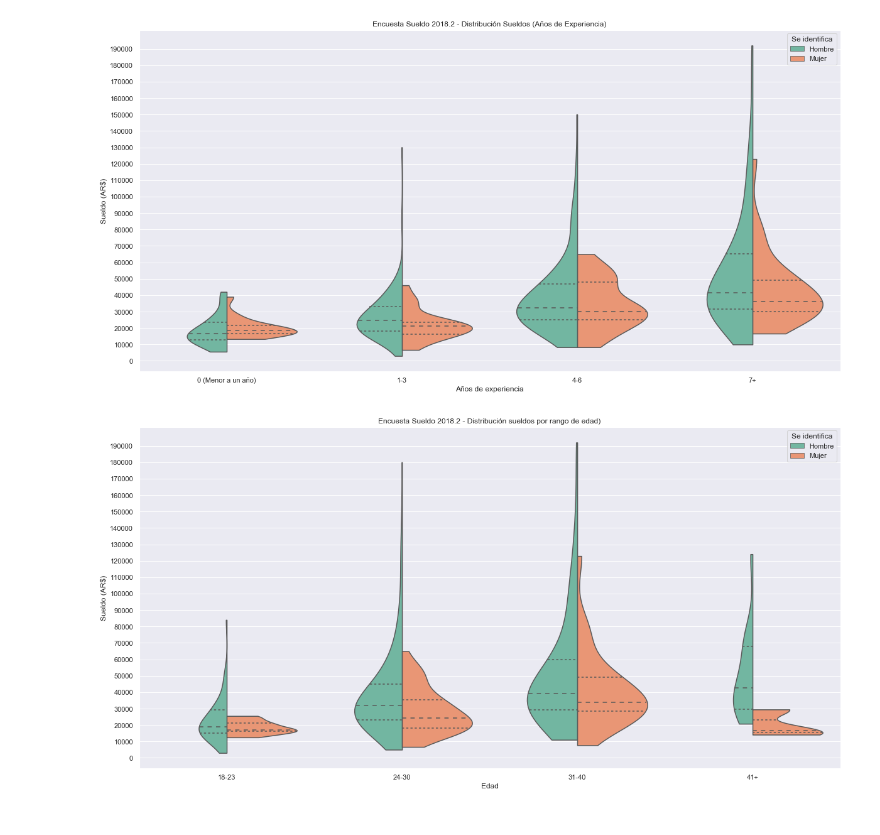
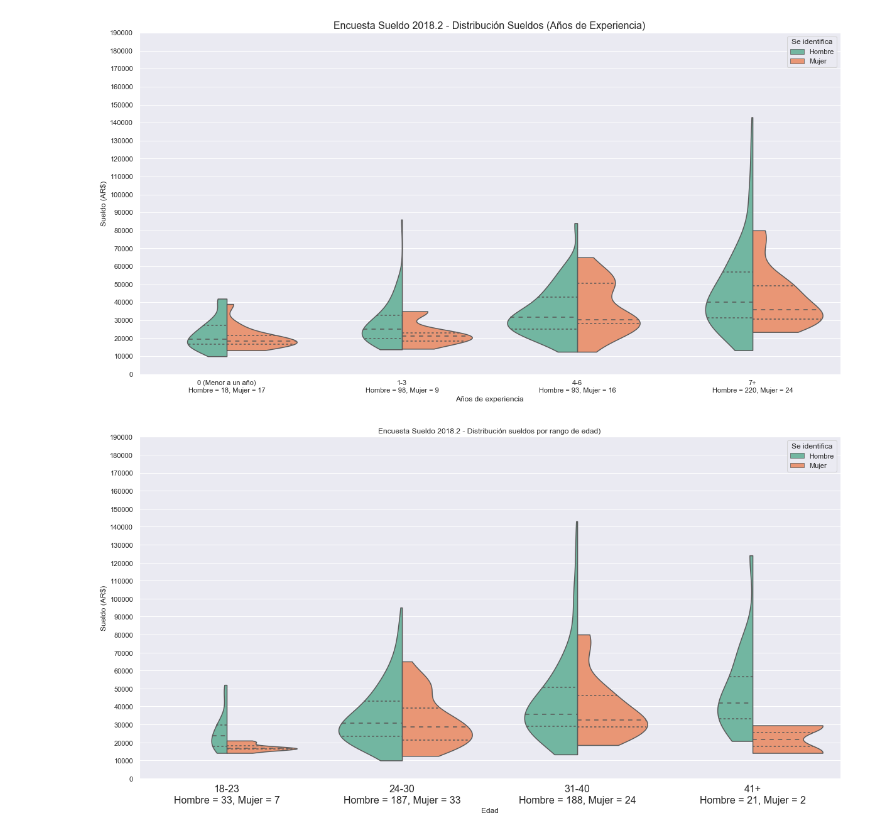
Before and after one commit to GeekBeardLinks/encuesta_sueldos_sysarmy, a Jupyter notebook: analisis_encuesta_salarial.ipynb, the cells around one changed output. Saved outputs shown, nothing was run; the diff lists cells and outputs as text; code cells hidden in the pictures.

```diff
--- a/analisis_encuesta_salarial.ipynb
+++ b/analisis_encuesta_salarial.ipynb
@@ -218,0 +426,27 @@ Name: sueldo_neto, dtype: float64
+# %%
+# Para graficar un violin plot entre devs y sysadmins full-time sin gente a cargo
+# los cortes en
+devs_sysadmin_no_lead = encuesta[(encuesta['lidera'] == 'No') &
+                                 (encuesta['cat_puesto'].isin(['Developer', 'SysAdmin / DevOps']))&
+                                 (encuesta['tipo_contrato'] == 'Full-Time') &
+                                 (encuesta['sueldo_neto'] < 200000) &
+                                 (encuesta['sueldo_neto'] > 150)]
+
+
+exp_devs_sysadmin_ct = pd.crosstab(devs_sysadmin_no_lead["cat_puesto"],
+                                   devs_sysadmin_no_lead["cat_experiencia"])
+sns.set()
+
+fig = plt.figure(figsize=(20,10))
+ax = sns.violinplot(x="cat_experiencia", y="sueldo_neto", hue="cat_puesto", order=exp_order,
+                     data=devs_sysadmin_no_lead, palette="Set2",inner='quartile', scale='area', bw=.5, cut=0, split=True)
+
+ax.set_yticks(range(0, 200000, 10000))
+
+ax.set_xlabel('Años de experiencia')
+ax.set_ylabel('Sueldo (AR$)')
+l = ax.legend()
+l.set_title('Puesto')
+ax.set_title('Encuesta Sueldo 2018.2 - Distribución Sueldos (Años de Experiencia)', fontsize=16)
+ax.set_xticklabels(hue_quantity_labels(exp_devs_sysadmin_ct, exp_order))
+plt.show()
@@ -219,9 +455,18 @@ Name: sueldo_neto, dtype: float64
 # %%
-# Filtro lo que interesa ver en lo violin plots
+# Filtro lo que interesa ver en lo violin plots de devs hombre  mujer
 plot_df = encuesta[(encuesta['puesto_actual'] == puesto) &
                    (encuesta['identifica'] != 'Otros') &
-                   (encuesta_puesto_sin_otros['sueldo_neto'] < 200000) &
-                   (encuesta_puesto_sin_otros['sueldo_neto'] > 150)]
+                   (encuesta['lidera'] == 'No') &
+                   (encuesta['tipo_contrato'] == 'Full-Time') &
+                   (encuesta['sueldo_neto'] < 200000) &
+                   (encuesta['sueldo_neto'] > 150)]
+
+edad_ct = pd.crosstab(plot_df["identifica"],
+                      plot_df["cat_edades"])
+
+experiencia_ct = pd.crosstab(plot_df["identifica"],
+                      plot_df["cat_experiencia"])
+
 
 # Orden a usar en los ejes x
 exp_order = ["0 (Menor a un año)", "1-3", "4-6","7+"]
@@ -239,25 +484,27 @@ ax.set_xlabel('Años de experiencia')
 ax.set_ylabel('Sueldo (AR$)')
 l = ax.legend()
 l.set_title('Se identifica')
-ax.set_title('Encuesta Sueldo 2018.2 - Distribución Sueldos (Años de Experiencia)')
+ax.set_title('Encuesta Sueldo 2018.2 - Distribución Sueldos (Años de Experiencia)', fontsize=16)
+ax.set_xticklabels(hue_quantity_labels(experiencia_ct, exp_order))
 plt.show()
 # %% [output]
-[figure, old version]
+[figure, new version]
 # %%
 sns.set()
 
 fig = plt.figure(figsize=(20,10))
 # exp_order = ["Menos de un año", "1", "2", "3", "4", "5","6","7","8","9","10+"]
 ax = sns.violinplot(x="cat_edades", y="sueldo_neto", hue="identifica", order=edad_order,
                      data=plot_df, palette="Set2", cut=0,inner='quartile',  scale='area', bw=.5, split=True)
 
 ax.set_yticks(range(0, 200000, 10000))
 ax.set_xlabel('Edad')
 ax.set_ylabel('Sueldo (AR$)')
 l = ax.legend()
 l.set_title('Se identifica')
 ax.set_title('Encuesta Sueldo 2018.2 - Distribución sueldos por rango de edad)')
+ax.set_xticklabels(hue_quantity_labels(edad_ct, edad_order), fontsize=16)
 
 plt.show()
 # %% [output]
-[figure, old version]
+[figure, new version]
```
Also changed, not shown: parts of 27 cells of this notebook.
